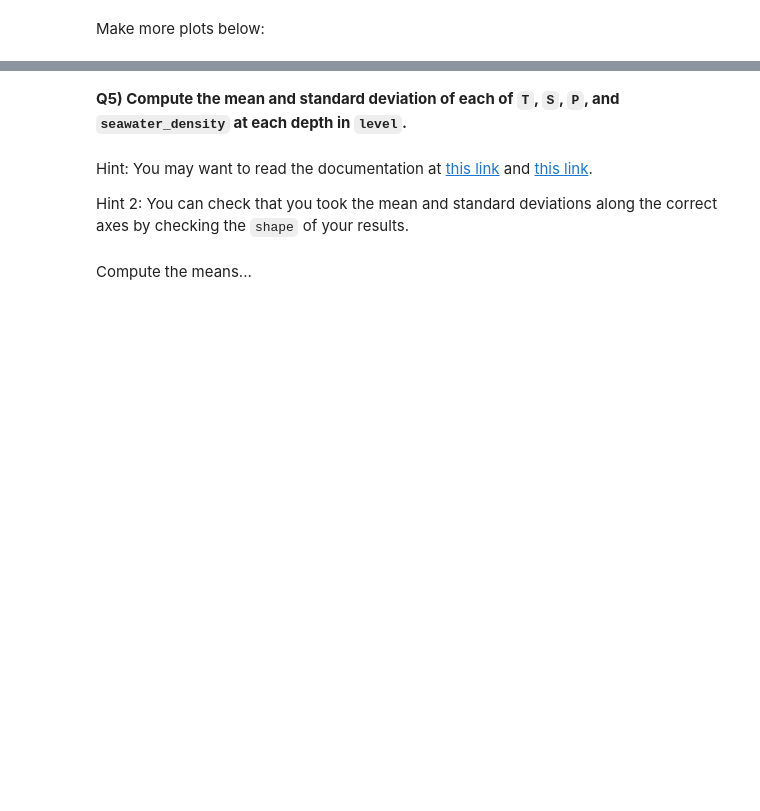
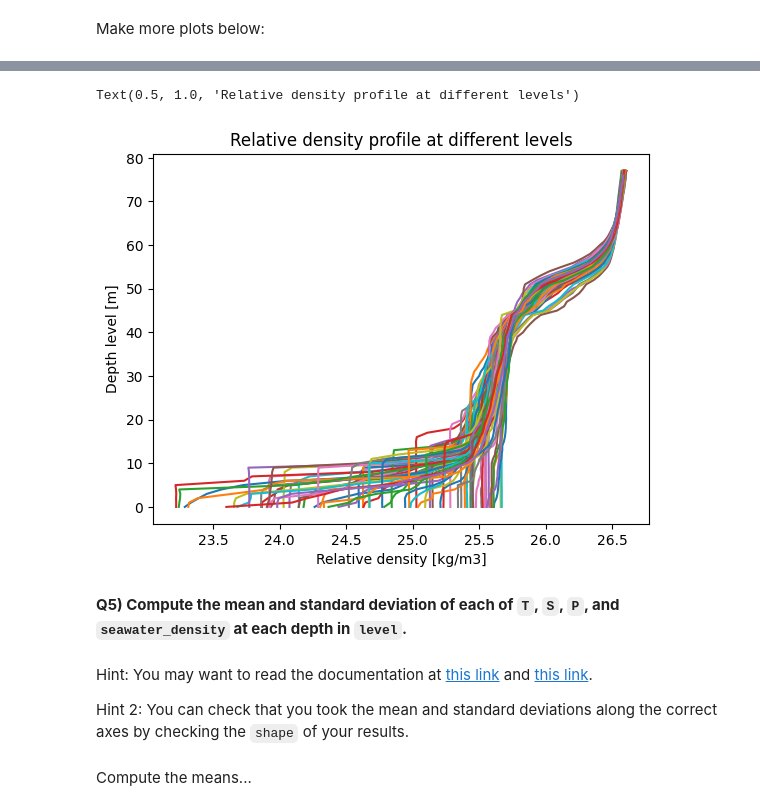
Before and after one commit to Armada250/2023_Intro_Python, a Jupyter notebook: ML_EES/IP/W2_S1.ipynb, the cells around one changed output, grey strips where cells are left out. Saved outputs shown, nothing was run; the diff lists cells and outputs as text; code cells hidden in the pictures; blank space fills up the shorter version.

```diff
--- a/ML_EES/IP/W2_S1.ipynb
+++ b/ML_EES/IP/W2_S1.ipynb
@@ -157,3 +215,7 @@ ___ = ___
+# %%
+Relative =a * S + b * T + c * T**2
+#check
+Relative
 # %% [markdown]
 **Q4) Make a plot for each column of data in `T`, `S`, `P`, and
 `relative_density` (four plots)**
@@ -181,3 +262,11 @@ Make more plots below:
+# %%
+plt.plot(Relative,level); # plot the Relative density at differents levels
+plt.xlabel('Relative density [kg/m3]') #create xlabel
+plt.ylabel('Depth level [m]') #create ylabel
+plt.title('Relative density profile at different levels') #create title
+# %% [output]
+Text(0.5, 1.0, 'Relative density profile at different levels')
+[figure, added]
 # %% [markdown]
 **Q5) Compute the mean and standard deviation of each of `T`, `S`, `P`, and `seawater_density` at each depth in `level`.**
 # %% [markdown]
```
Also changed, not shown: parts of 39 cells of this notebook.
